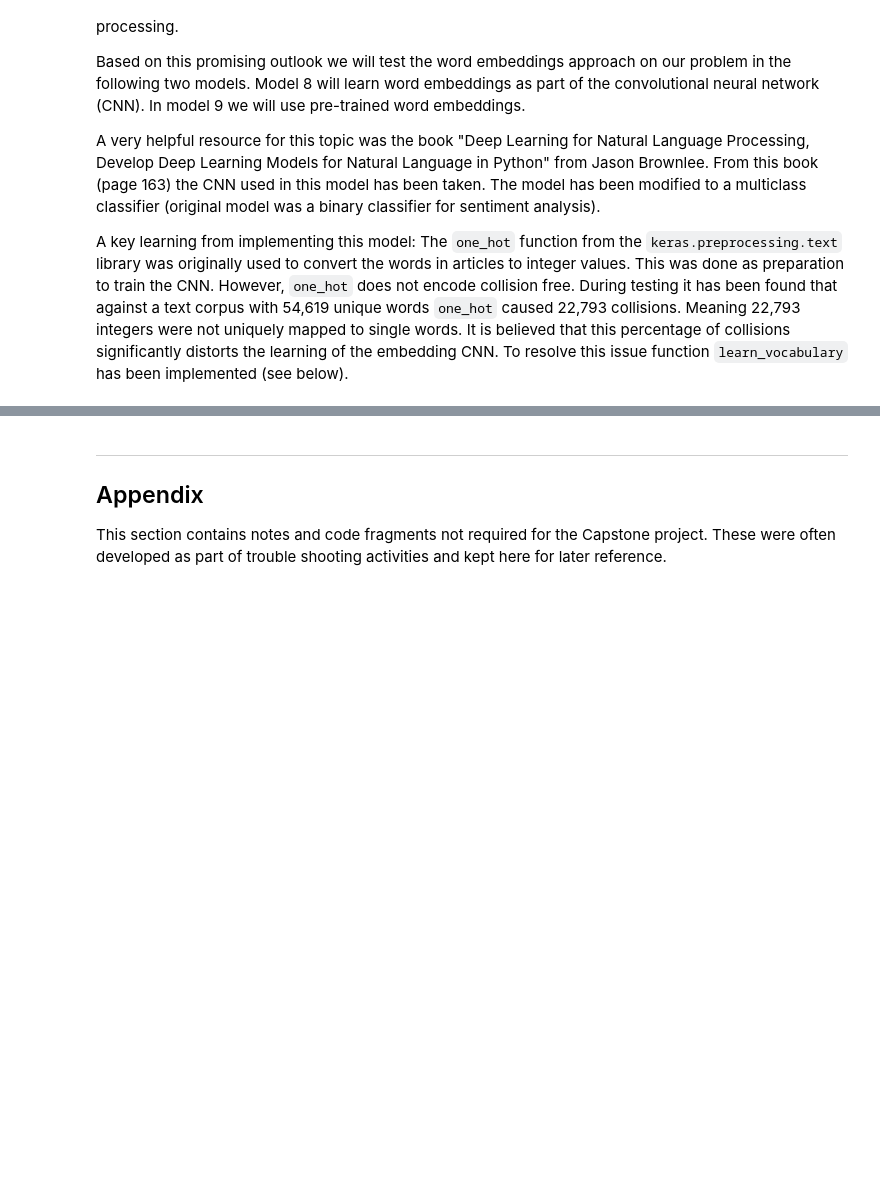
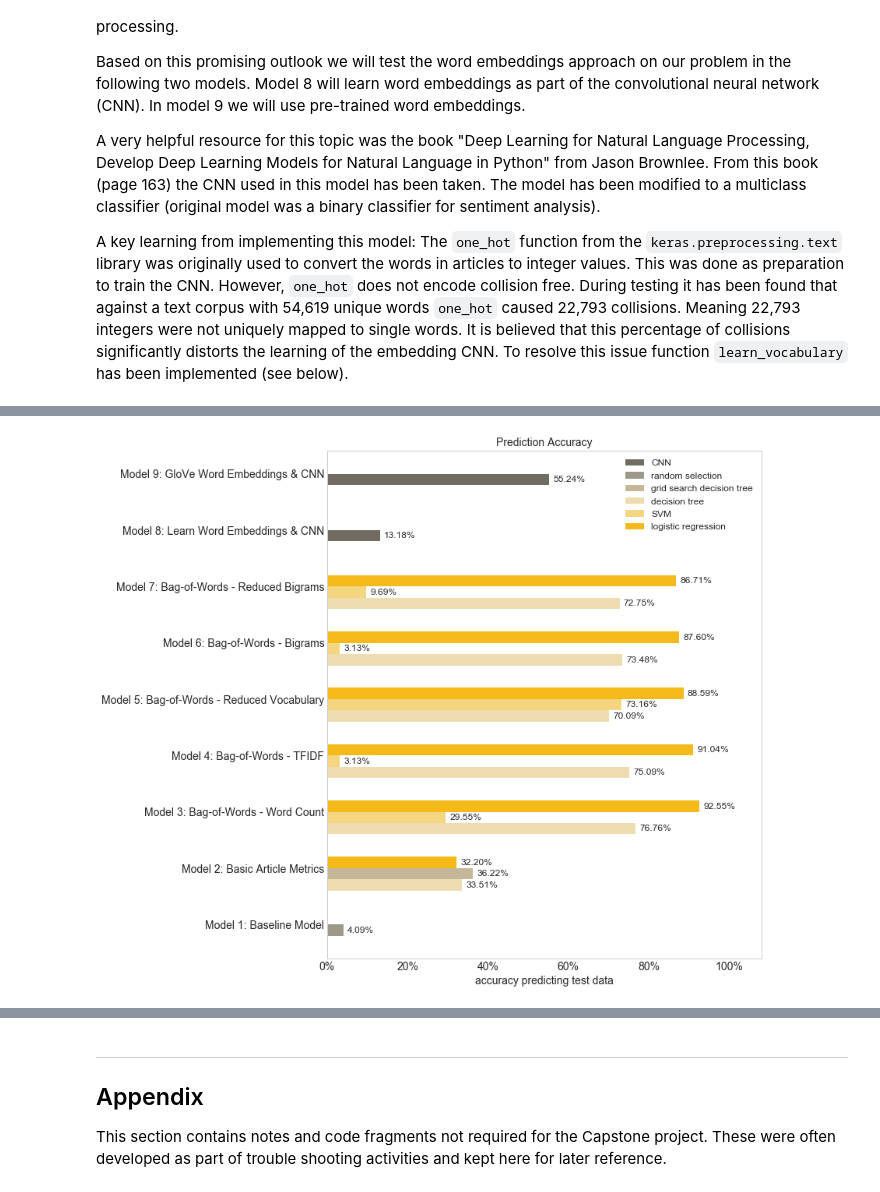
Before and after one commit to SophonAlpha/Udacity-Capstone-Project-WhoWroteThis, a Jupyter notebook: WhoWroteThis.ipynb, the cells around one changed output, grey strips where cells are left out. Saved outputs shown, nothing was run; the diff lists cells and outputs as text; code cells hidden in the pictures; blank space fills up the shorter version.

```diff
--- a/WhoWroteThis.ipynb
+++ b/WhoWroteThis.ipynb
@@ -1211,7 +1271,7 @@ articles_train, articles_test = train_test_split(articles, test_size=0.25, rando
 start_time = time.time()
 
 # reduce vocabulary
-min_occurrence = 4
+min_occurrence = 7
 ngrams = 2
 vocabulary = get_vocabulary(articles_train, ngrams)
 vocabulary = reduce_vocabulary(vocabulary, min_occurrence)
@@ -1231,6 +1291,7 @@ print('\nscoring the test data:\n')
 clf_predictions = model_Bigrams.score(articles_test)
 
 total_time = time.time() - start_time
+print('\ntotal run time: {:.2f} min\n'.format(total_time/60))
 
 # save results
 for clf in clf_predictions:
@@ -1474,5 +1567,8 @@ In our last model we will utilize pre-trained word embeddings from the [GloVe al
 # %%
 def assign_GloVe_weights(vocabulary):
+    """ Assign GloVe word vectors to a vocabulary of words
+    """
+    vocab_size = len(vocabulary)
     embeddings_index = load_trained_GloVe()
     embedding_matrix = zeros((vocab_size, 300))
     for i, word in enumerate(vocabulary):
@@ -1482,8 +1578,16 @@ def assign_GloVe_weights(vocabulary):
     return embedding_matrix
 
 def load_trained_GloVe():
+    """ Load the GloVe word vectors from file. In case the word vector file
+    doesn't exist, download it.
+    """
+    # check if pre-trained word vectors file is available
+    file = 'glove.6B.zip'
+    if not os.path.isfile(file):
+        url = 'http://nlp.stanford.edu/data/glove.6B.zip'
+        print('downloading pre-trained word vectors, url: {}'.format(url))
+        wget.download(url, file)
     # load pre-trained GloVe embedding from ZIP file
-    # ZIP file source:
     embeddings_index = {}
     with zipfile.ZipFile('glove.6B.zip', 'r') as zf:
         with zf.open('glove.6B.300d.txt', 'r') as f:
@@ -1575,16 +1675,18 @@ def percentage_to_bar(rects):
         height = rect.get_height()
         width = rect.get_width()
         if not np.isnan(width):
-            ax.text(rect.get_x() + width + 1, rect.get_y() + 0.125,
-                        '{:.2f}%'.format(width), fontsize=12,
+            ax.text(rect.get_x() + width + 0.01, rect.get_y() + 0.1,
+                        '{:.2f}%'.format(width*100), fontsize=12,
                         ha='left', va='center')
 
+%matplotlib inline
 plt.style.use('seaborn-whitegrid')
+plt.rcParams["figure.figsize"] = [13, 13]
 
 # group by model
-results_percent = results.copy()
-results_percent['result'] = results['result'] * 100
-result_groups = results_percent.pivot(index='group', columns='classifier', values='result')
+#results_percent = results.copy()
+#results_percent['result'] = results['result'] * 100
+result_groups = results.pivot(index='group', columns='classifier', values='result')
 # within each group we will show each classifier
 classifiers = ['CNN',
                'random selection',
@@ -1595,8 +1697,8 @@ classifiers = ['CNN',
 
 # set some general plotting parameters
 pos = list(range(len(list(result_groups.index))))
-height = 0.25
-fig, ax = plt.subplots(figsize=(10,10))
+height = 0.2
+fig, ax = plt.subplots(figsize=(10,12))
 # get some nice looking color scheme from https://coolors.co/162833-e2b161-d5573b-faffef-c7c9c8
 color_cycler = itertools.cycle(['#706c61', '#9e9889', '#c4b899', '#eddcaf', '#f4d681', '#f4ba1a'])
 
@@ -1607,38 +1709,44 @@ percentage_to_bar(rects)
 
 x_values = result_groups['random selection']
 rects = plt.barh([p + 2 * height for p in pos], x_values, height=height, color=next(color_cycler))
 percentage_to_bar(rects)
 
 x_values = result_groups['grid search decision tree']
 rects = plt.barh([p + 2 * height for p in pos], x_values, height=height, color=next(color_cycler))
 percentage_to_bar(rects)
 
 x_values = result_groups['decision tree']
 rects = plt.barh([p + 1 * height for p in pos], x_values, height=height, color=next(color_cycler))
 percentage_to_bar(rects)
 
 x_values = result_groups['SVM']
 rects = plt.barh([p + 2 * height for p in pos], x_values, height=height, color=next(color_cycler))
 percentage_to_bar(rects)
 
 x_values = result_groups['logistic regression']
 rects = plt.barh([p + 3 * height for p in pos], x_values, height=height, color=next(color_cycler))
 percentage_to_bar(rects)
 
 # set the chart's title
-ax.set_title('Prediction Accuracy')
+ax.set_title('Prediction Accuracy', size=14)
 
-# set the x axis label
-ax.set_xlabel('accuracy predicting test data set in percent')
+# configure the x axis
+ax.set_xlabel('accuracy predicting test data', size=14)
+ax.set_xlim([0,1.08])
+for tick in ax.xaxis.get_major_ticks():
+    tick.label.set_fontsize(14)
+
+# Set the labels for the y ticks
+model_names = list(result_groups.index)
+ax.set_yticklabels(list(model_names), size=14)
+ax.xaxis.set_major_formatter(FuncFormatter(lambda x, _: '{:.0%}'.format(x)))
 
 # set the position of the y ticks
 ax.set_yticks([p + 0.5 for p in pos])
 
-# Set the labels for the x ticks
-model_names = list(result_groups.index)
-ax.set_yticklabels(list(model_names))
-
 # Adding the legend and showing the plot
-plt.legend(classifiers, loc='upper right')
+plt.legend(classifiers, loc='upper right', prop={'size': 12})
 plt.grid()
 plt.show()
+# %% [output]
+[figure, added]
```
Also changed, not shown: parts of 34 cells of this notebook.
